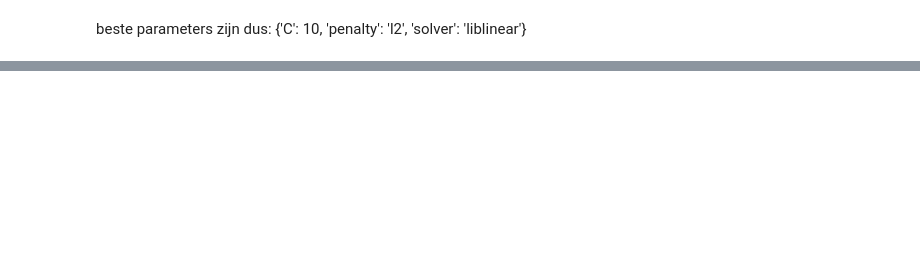
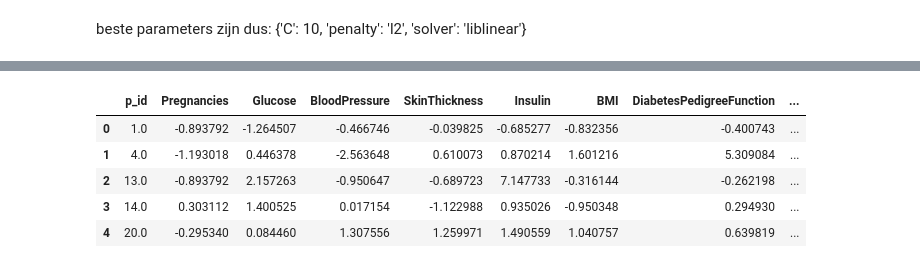
Before and after one commit to JortAkershoek/Machine_Learning, a Jupyter notebook: ml_opdr_inl.ipynb, the cells around one changed output, grey strips where cells are left out. Drawn from its saved outputs; the diff is of its cells as text; code cells hidden in the pictures; blank space fills up the shorter version.

```diff
--- a/ml_opdr_inl.ipynb
+++ b/ml_opdr_inl.ipynb
@@ -283,0 +462,22 @@ cross_val_score(logreg_tuned, X, y, cv = 10).mean()
+# %%
+## standaardiseren van de data
+scale = StandardScaler()
+scaled_data = scale.fit_transform(test_df_imp[x_cols])
+scaled_data_df = pd.DataFrame(scaled_data)
+scaled_data_df.head()
+test_df_imp['Pregnancies'] = scaled_data_df[0]
+test_df_imp['Glucose'] = scaled_data_df[1]
+test_df_imp['BloodPressure'] = scaled_data_df[2]
+test_df_imp['SkinThickness'] = scaled_data_df[3]
+test_df_imp['Insulin'] = scaled_data_df[4]
+test_df_imp['BMI'] = scaled_data_df[5]
+test_df_imp['DiabetesPedigreeFunction'] = scaled_data_df[6]
+test_df_imp['Age'] = scaled_data_df[7]
+test_df_imp.head()
+# %% [output]
+|  | p_id | Pregnancies | Glucose | BloodPressure | SkinThickness | Insulin | BMI | DiabetesPedigreeFunction | ... |
+| 0 | 1.0 | -0.893792 | -1.264507 | -0.466746 | -0.039825 | -0.685277 | -0.832356 | -0.400743 | ... |
+| 1 | 4.0 | -1.193018 | 0.446378 | -2.563648 | 0.610073 | 0.870214 | 1.601216 | 5.309084 | ... |
+| 2 | 13.0 | -0.893792 | 2.157263 | -0.950647 | -0.689723 | 7.147733 | -0.316144 | -0.262198 | ... |
+| 3 | 14.0 | 0.303112 | 1.400525 | 0.017154 | -1.122988 | 0.935026 | -0.950348 | 0.294930 | ... |
+| 4 | 20.0 | -0.295340 | 0.084460 | 1.307556 | 1.259971 | 1.490559 | 1.040757 | 0.639819 | ... |
```
Also changed, not shown: parts of 46 cells of this notebook.
